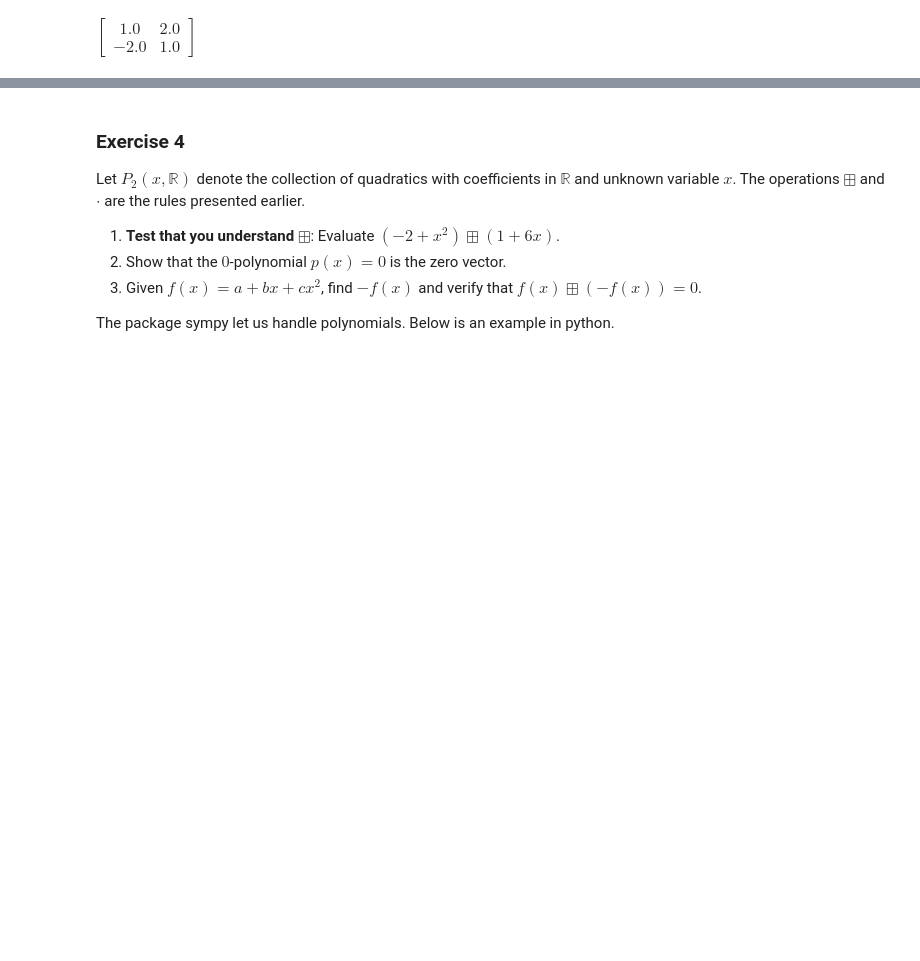
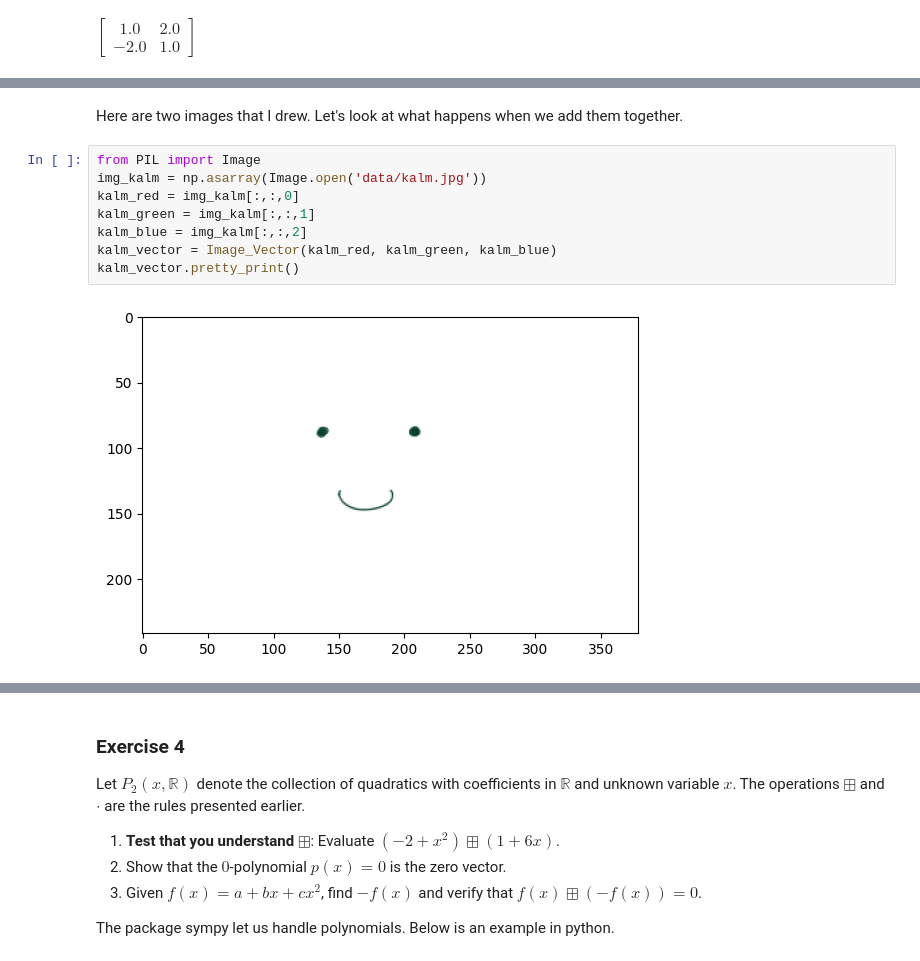
Before and after one commit to soundsflyout/QMATH, a Jupyter notebook: 1-Vectors.ipynb, the cells around one changed output, grey strips where cells are left out. Saved outputs shown, nothing was run; the diff lists cells and outputs as text; blank space fills up the shorter version.

Commit message:
Added an images example to lecture 1

```diff
--- a/1-Vectors.ipynb
+++ b/1-Vectors.ipynb
@@ -255,0 +321,12 @@ $\displaystyle \left[\begin{matrix}1.0 & 2.0\\-2.0 & 1.0\end{matrix}\right]$
+# %% [markdown]
+Here are two images that I drew. Let's look at what happens when we add them together.
+# %%
+from PIL import Image
+img_kalm = np.asarray(Image.open('data/kalm.jpg'))
+kalm_red = img_kalm[:,:,0]
+kalm_green = img_kalm[:,:,1]
+kalm_blue = img_kalm[:,:,2]
+kalm_vector = Image_Vector(kalm_red, kalm_green, kalm_blue)
+kalm_vector.pretty_print()
+# %% [output]
+[figure, added]
```
Also changed, not shown: parts of 7 cells of this notebook, 4 other files.
